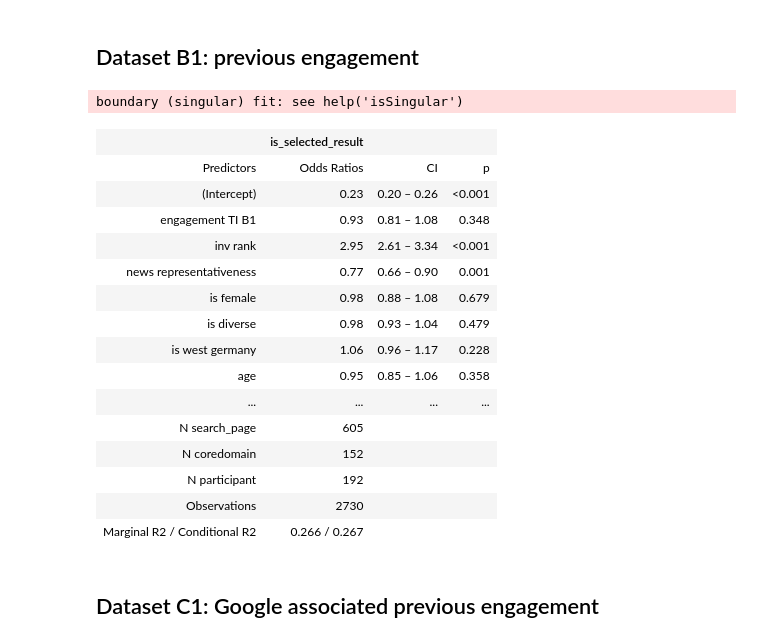
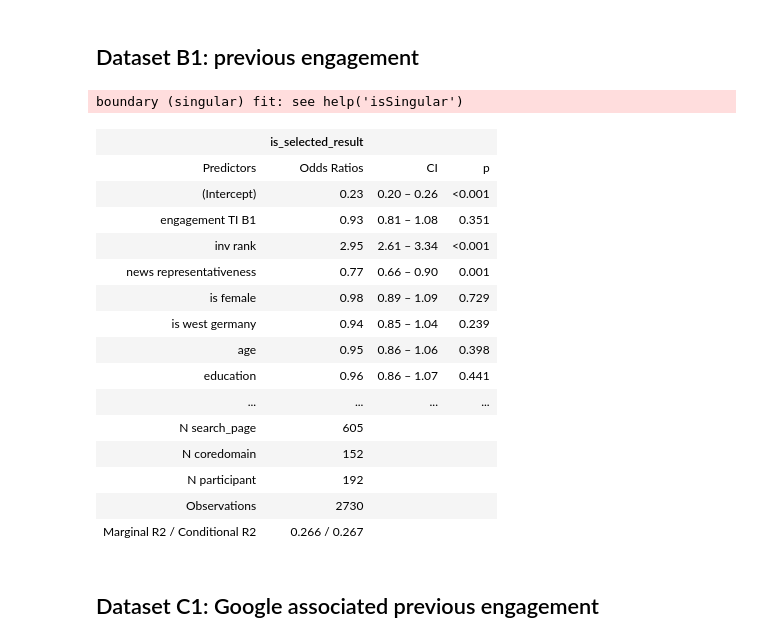
Before and after one commit to gesiscss/news_selection, a Jupyter notebook: 10 - Methods and results section 1 - Time independent models.ipynb, the cells around one changed output. Cells and saved outputs as stored; diff of their text form; code cells hidden in the pictures.

```diff
--- a/10 - Methods and results section 1 - Time independent models.ipynb
+++ b/10 - Methods and results section 1 - Time independent models.ipynb
@@ -153,41 +164,40 @@ ti_model_B1 <- glmer(is_selected_result ~
                             * inv_rank
                             * news_representativeness
 
                             # control for demographics
                             + is_female
-                            + is_diverse
                             + is_west_germany
                             + age
                             + education
                             + political_alignment
 
                             # control for election day
                             + is_during_elections
                             + is_after_elections
 
                             # within subject controls
                             + (1|search_page)
                             + (1|coredomain)
                             + (1|participant)
 
                             , data=wtdata, family=binomial)
 
 # save the model and display
 htmlmodel <- tab_model(ti_model_B1, wrap.labels = F, CSS = css)
 writeLines(text = htmlmodel$page.complete, con = "statistical_tests/ti_model_B1.html")
 IRdisplay::display_html( htmlmodel$page.content)
 # %% [output]
 boundary (singular) fit: see help('isSingular')
 |  | is_selected_result |  |  |
 | Predictors | Odds Ratios | CI | p |
 | (Intercept) | 0.23 | 0.20 – 0.26 | <0.001 |
-| engagement TI B1 | 0.93 | 0.81 – 1.08 | 0.348 |
+| engagement TI B1 | 0.93 | 0.81 – 1.08 | 0.351 |
 | inv rank | 2.95 | 2.61 – 3.34 | <0.001 |
 | news representativeness | 0.77 | 0.66 – 0.90 | 0.001 |
-| is female | 0.98 | 0.88 – 1.08 | 0.679 |
-| is diverse | 0.98 | 0.93 – 1.04 | 0.479 |
-| is west germany | 1.06 | 0.96 – 1.17 | 0.228 |
-| age | 0.95 | 0.85 – 1.06 | 0.358 |
+| is female | 0.98 | 0.89 – 1.09 | 0.729 |
+| is west germany | 0.94 | 0.85 – 1.04 | 0.239 |
+| age | 0.95 | 0.86 – 1.06 | 0.398 |
+| education | 0.96 | 0.86 – 1.07 | 0.441 |
 | ... | ... | ... | ... |
 | N search_page | 605 |  |  |
 | N coredomain | 152 |  |  |
```
Also changed, not shown: parts of 5 cells of this notebook, 20 other files.
